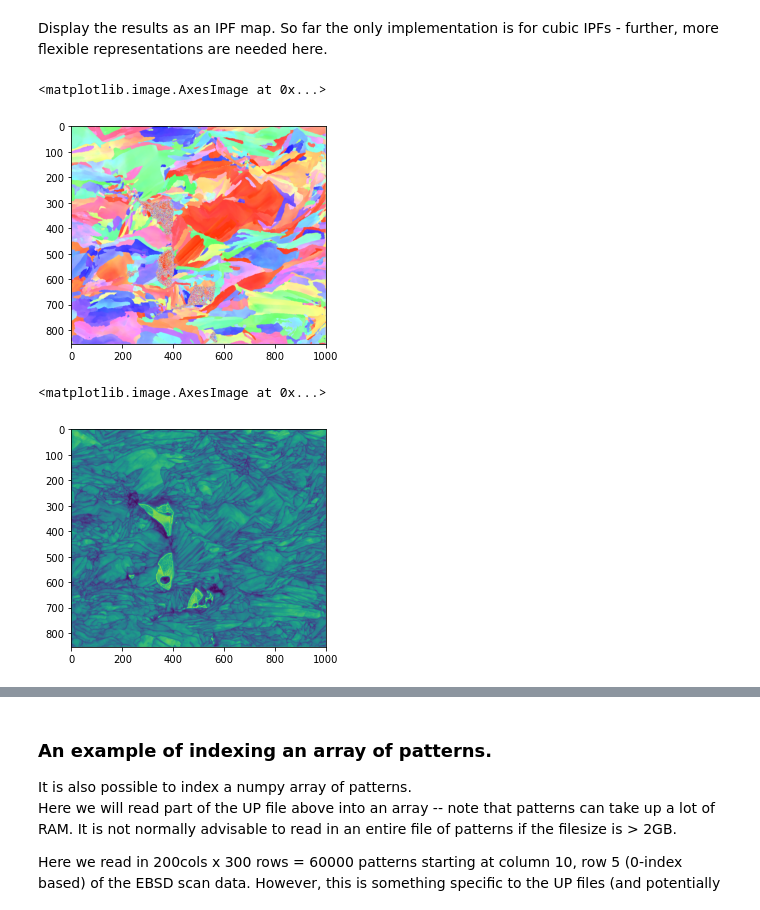
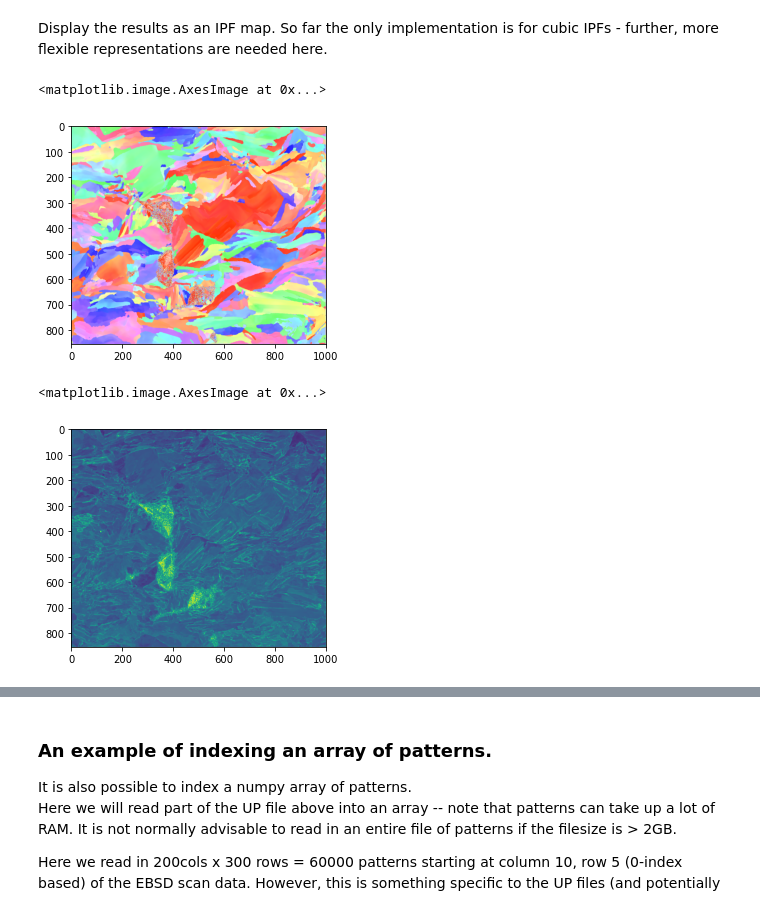
Before and after one commit to USNavalResearchLaboratory/PyEBSDIndex, a Jupyter notebook: doc/ebsd_index_demo.ipynb, the cells around one changed output, grey strips where cells are left out. Drawn from its saved outputs; the diff is of its cells as text; code cells hidden in the pictures.

```diff
--- a/doc/ebsd_index_demo.ipynb
+++ b/doc/ebsd_index_demo.ipynb
@@ -16,8 +16,8 @@ Currently the only types of files that can be indexed are the EDAX UP1/2 files.
 Define the environmental conditions of the data collection
 # %%
 file = '~/Desktop/SLMtest/scan2v3nlparl09sw7.up1'
-file = '~/Desktop/SLMtest/scan2v3lam0.90sr7dt0.0.up1'
-PC = np.array([0.471659, 0.675044, 0.630139])
+#file = '~/Desktop/SLMtest/scan2v3lam0.90sr7dt0.0.up1'
+PC = np.array([0.46424919, 0.70189953, 0.64026537])
 cam_elev = 5.3
 sampleTilt = 70.0
 vendor = 'EDAX'
@@ -26,12 +26,12 @@ Define the radon and indexing parameters
 # %%
 nT = 180 # 180/nTheta == degree resolution
 nR = 90
-tSig = 1.0 # amount of gaussian kernel size in theta in units of radon pixels.
+tSig = 2.0 # amount of gaussian kernel size in theta in units of radon pixels.
 rSig = 1.5 # amount of gassian 2nd derivate in rho in units of radon pixels.
 rhomask = 0.1 # fraction of radius to not analyze
 backgroundsub = False # enable/disable a simple background subtract of the patterns
 nbands = 8
-phaselist = ['FCC'] # ['FCC', 'BCC']
+phaselist = ['FCC'] # ['FCC', 'BCC'] #
 # %% [markdown]
 Now initialize the indexer object.  It is easiest to run it over a 1000 patterns to give some idea of timing.
 Verbose = 1 is only timing, verbose = 2 is radon and peak ID image of last pattern, verbose = 0 nothing is reported.
@@ -39,7 +39,7 @@ Here, "dat1" is a temporary indexed data of the 1000 points.
 
 The indexer object will hold all the information needed to index a set of patterns.  This includes all the environmental conditions, the radon/band finding parameters, the phase information (including a libray of triplet angles).  The only parameter used are the angles between bands, no bandwidth infomation is currently used/collected.
 # %%
-dat1, indxer=ebsd_index.index_pats(filename = file,
+dat1,bnd1, indxer=ebsd_index.index_pats(filename = file,
                                      patstart = 0, npats = 1000,return_indexer_obj = True,
                                      backgroundSub = backgroundsub,
                                      nTheta = nT, nRho=nR,
@@ -63,5 +64,5 @@ The defaults will be to detect all the GPUs on your machine, and use them.  Sche
 
 The *chunksize* is the number of patterns to analyze per process per cycle. The right number here is going to be a function of how much global memory is on your GPU and the size of your patterns and radon arrays.  Setting this very low may have high I/O penalties.  Setting too high will cause your GPU to run out of memory.  In theory this should fall back to the CPU, but this might not work as well as one might hope.  Guidlines: multiples of 16 are most efficient, avoid powers of 2. For patterns that are <= 120 x 120, 784 -- 1008 works OK with a large GPU (>4GB). For 480x620 patterns, chunks of <= 528 are probably more ideal.
 # %%
-data = ebsd_index.index_pats_distributed(filename = file,patstart = 0, npats = -1, chunksize = 1008, ncpu = 24, ebsd_indexer_obj = indxer)
+data, bnddata = ebsd_index.index_pats_distributed(filename = file,patstart = 0, npats = -1, chunksize = 1008, ncpu = 42, ebsd_indexer_obj = indxer)
 # %% [output]
@@ -73,9 +75,9 @@ Display the results as an IPF map.  So far the only implementation is for cubic
 ipfim = IPFcolor.qu2ipf_cubic(data[-1]['quat']).reshape(imshape[0], imshape[1], 3); plt.imshow(ipfim)
 # %% [output]
 <matplotlib.image.AxesImage at 0x...>
-[figure, old version]
+[figure, new version]
 # %%
-fit = (data[-1]['pq']).reshape(imshape[0],imshape[1]); plt.imshow(fit)
+fit = (data[-1]['fit']).reshape(imshape[0],imshape[1]); plt.imshow(fit.clip(0, 2.0))
 # %% [output]
 <matplotlib.image.AxesImage at 0x...>
-[figure, old version]
+[figure, new version]
```
Also changed, not shown: parts of 12 cells of this notebook, 12 other files.
